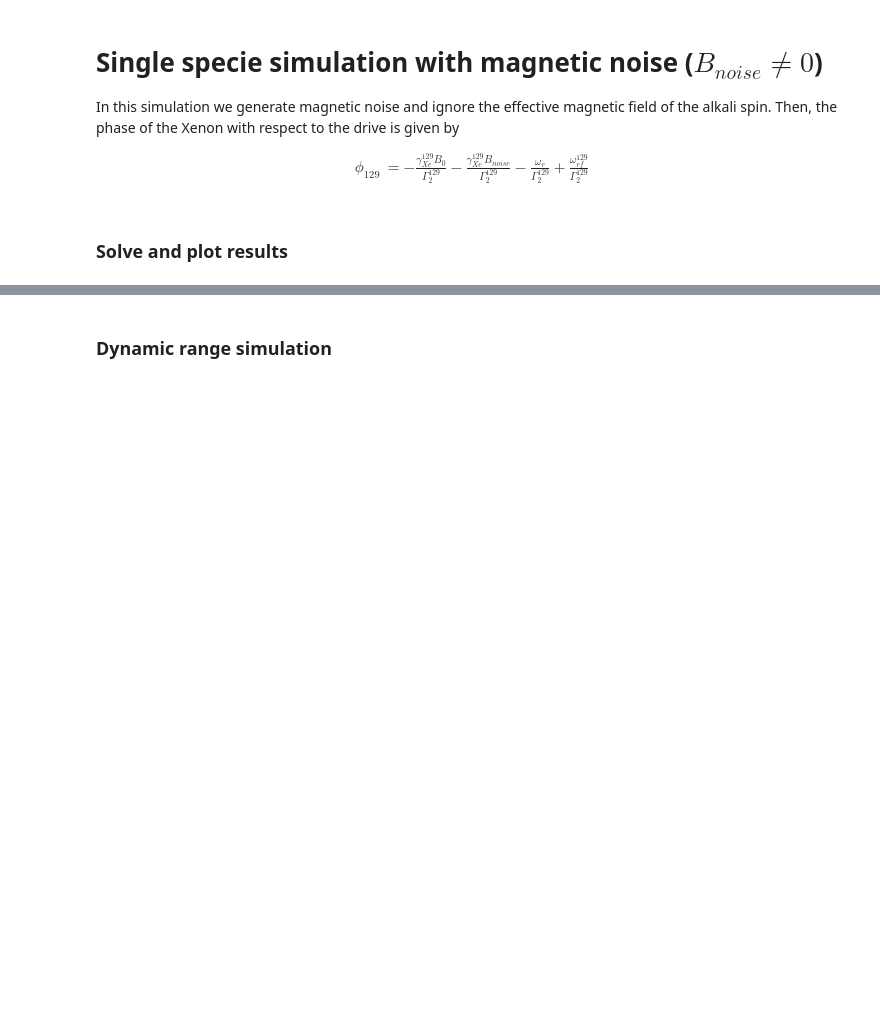
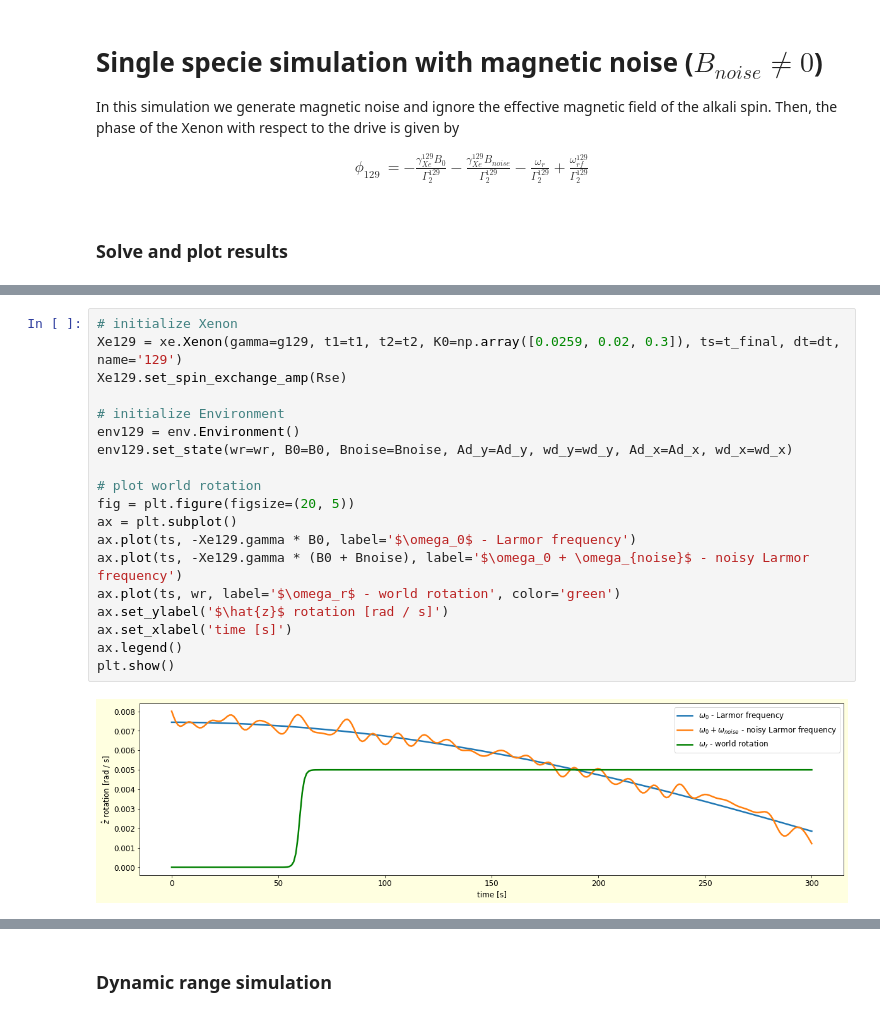
Before and after one commit to RoyElkabetz/NMR-gyroscope, a Jupyter notebook: src/single_specie_experiment.ipynb, the cells around one changed output, grey strips where cells are left out. Saved outputs shown, nothing was run; the diff lists cells and outputs as text; blank space fills up the shorter version.

```diff
--- a/src/single_specie_experiment.ipynb
+++ b/src/single_specie_experiment.ipynb
@@ -335,3 +289,24 @@ wd_rf: -0.00744069
+# %%
+# initialize Xenon
+Xe129 = xe.Xenon(gamma=g129, t1=t1, t2=t2, K0=np.array([0.0259, 0.02, 0.3]), ts=t_final, dt=dt, name='129')
+Xe129.set_spin_exchange_amp(Rse)
+
+# initialize Environment
+env129 = env.Environment()
+env129.set_state(wr=wr, B0=B0, Bnoise=Bnoise, Ad_y=Ad_y, wd_y=wd_y, Ad_x=Ad_x, wd_x=wd_x)
+
+# plot world rotation
+fig = plt.figure(figsize=(20, 5))
+ax = plt.subplot()
+ax.plot(ts, -Xe129.gamma * B0, label='$\omega_0$ - Larmor frequency')
+ax.plot(ts, -Xe129.gamma * (B0 + Bnoise), label='$\omega_0 + \omega_{noise}$ - noisy Larmor frequency')
+ax.plot(ts, wr, label='$\omega_r$ - world rotation', color='green')
+ax.set_ylabel('$\hat{z}$ rotation [rad / s]')
+ax.set_xlabel('time [s]')
+ax.legend()
+plt.show()
+# %% [output]
+[figure, added]
 # %%
 # run solver and save dynamics
 Xe129.solve_dynamics(env129)
```
Also changed, not shown: parts of 2 cells of this notebook.
